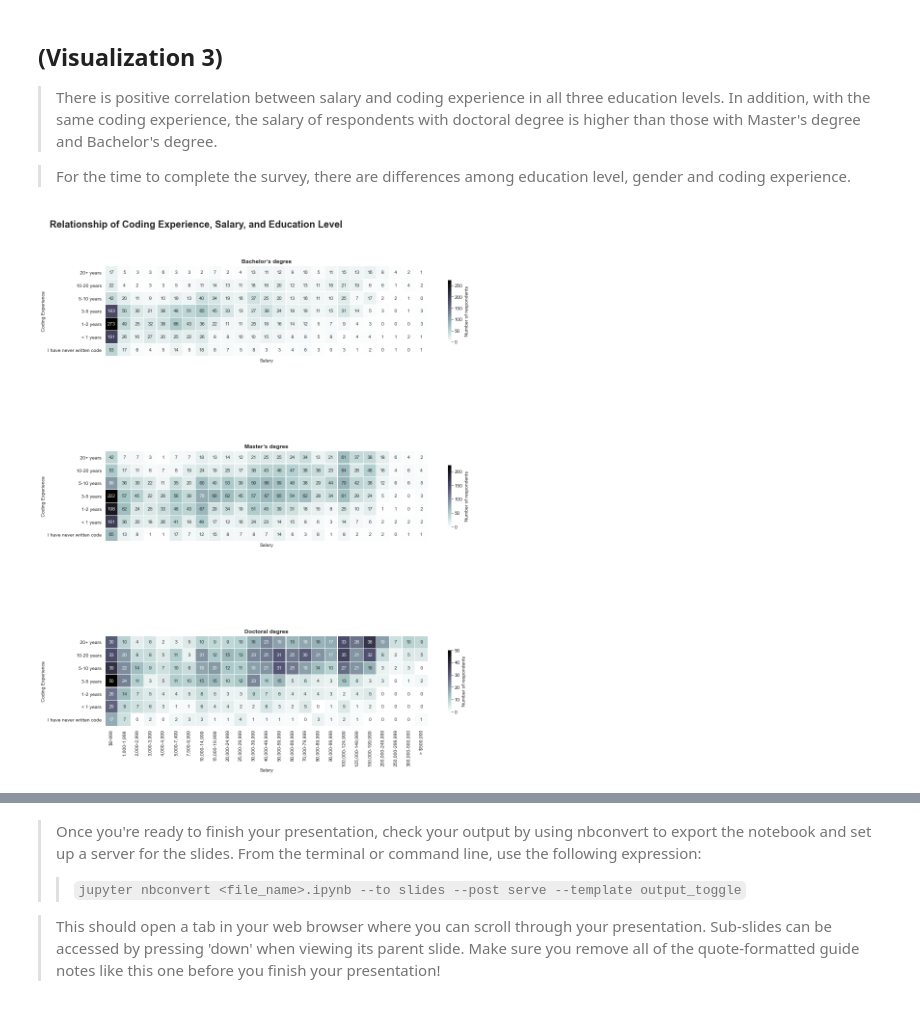
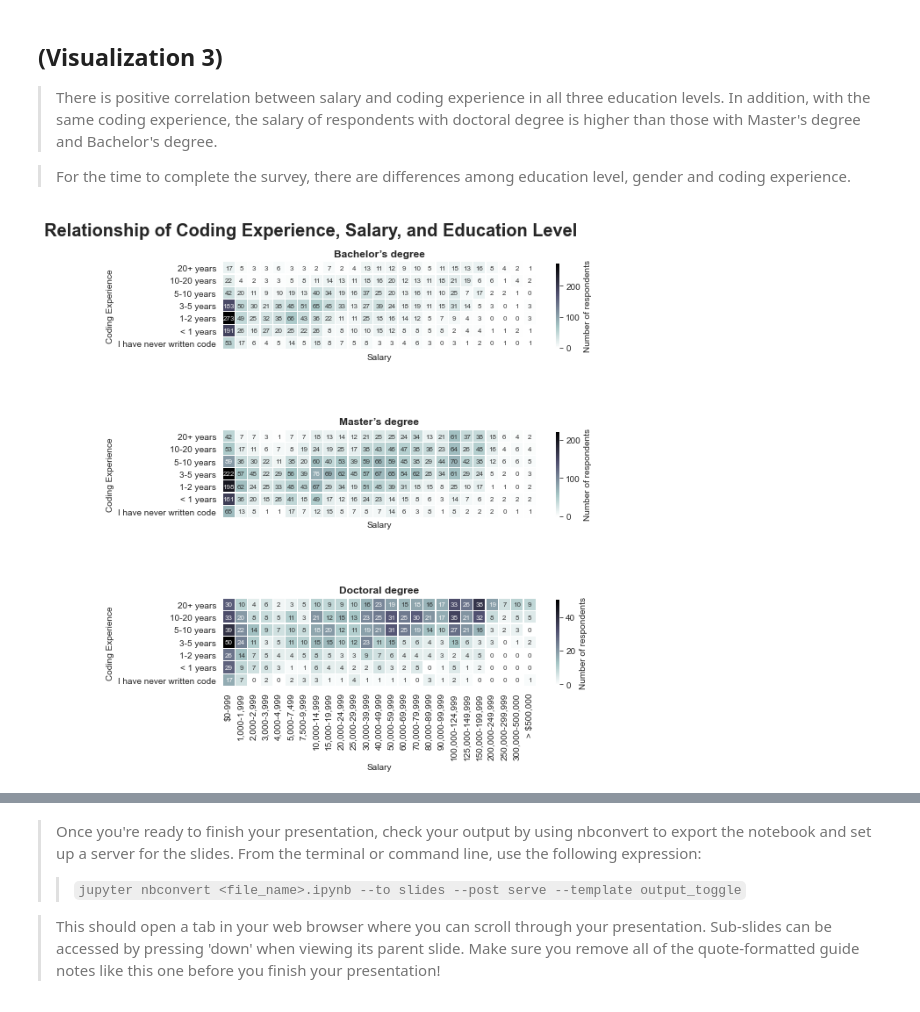
Before and after one commit to BaiyanRen/DA_Nanodegree_project5, a Jupyter notebook: Project 5_slide_deck.ipynb, the cells around one changed output, grey strips where cells are left out. Saved outputs shown, nothing was run; the diff lists cells and outputs as text; code cells hidden in the pictures.

```diff
--- a/Project 5_slide_deck.ipynb
+++ b/Project 5_slide_deck.ipynb
@@ -190,7 +209,7 @@ plt.title('Time to Complete the Survey', fontsize=16, fontweight='bold', loc='le
 
 > For the time to complete the survey, there are differences among education level, gender and coding experience.
 # %%
-fig, axes = plt.subplots(3, 1, figsize=[15, 20], sharex=True, sharey=True)
+fig, axes = plt.subplots(3, 1, figsize=[8, 10], sharex=True, sharey=True)
 
 ax1 = sns.heatmap(data=coding_bs,
                   cmap='bone_r',
@@ -198,41 +217,41 @@ ax1 = sns.heatmap(data=coding_bs,
                   square=True,
                   annot=True,
                   fmt = 'd',
-                  annot_kws={'alpha': 0.9},
-                  cbar_kws={'shrink': 0.4, 'label': 'Number of respondents'},
+                  annot_kws={'alpha': 0.9, 'fontsize': 8},
+                  cbar_kws={'shrink': 0.6, 'label': 'Number of respondents'},
                   ax=axes[0],
                   label='Bachelor’s degree')
 ax2 = sns.heatmap(data=coding_ms,
                   cmap='bone_r',
                   linewidths=0.2,
                   square=True,
                   annot=True,
                   fmt = 'd',
-                  annot_kws={'alpha': 0.9},
-                  cbar_kws={'shrink': 0.4, 'label': 'Number of respondents'},
+                  annot_kws={'alpha': 0.9, 'fontsize': 8},
+                  cbar_kws={'shrink': 0.6, 'label': 'Number of respondents'},
                   ax=axes[1],
                   label='Master’s degree')
 ax3 = sns.heatmap(data=coding_doct,
                   cmap='bone_r',
                   linewidths=0.2,
                   square=True,
                   annot=True,
                   fmt = 'd',
-                  annot_kws={'alpha': 0.9},
-                  cbar_kws={'shrink': 0.4, 'label': 'Number of respondents'},
+                  annot_kws={'alpha': 0.9, 'fontsize': 8},
+                  cbar_kws={'shrink': 0.6, 'label': 'Number of respondents'},
                   ax=axes[2],
                   label='Doctoral degree')
 fontdict={'fontsize': 12,
           'fontweight': 'bold'}
 ax1.set_title('Bachelor’s degree', fontdict=fontdict)
 ax2.set_title('Master’s degree', fontdict=fontdict)
 ax3.set_title('Doctoral degree', fontdict=fontdict)
 for ax in [ax1, ax2, ax3]:
     ax.set_ylabel('Coding Experience')
 
 fig.suptitle('Relationship of Coding Experience, Salary, and Education Level', x=0.3, y=0.9, size=20, weight='bold');
 # %% [output]
-[figure, old version]
+[figure, new version]
 # %%
 fig, ax = plt.subplots(figsize=[15, 9])
 sns.barplot(data=survey_2020, x='Education', y='Time from Start to Finish (seconds)', hue='Gender', ci=None, palette=cmap)
```
Also changed, not shown: parts of 7 cells of this notebook, 1 other file.
